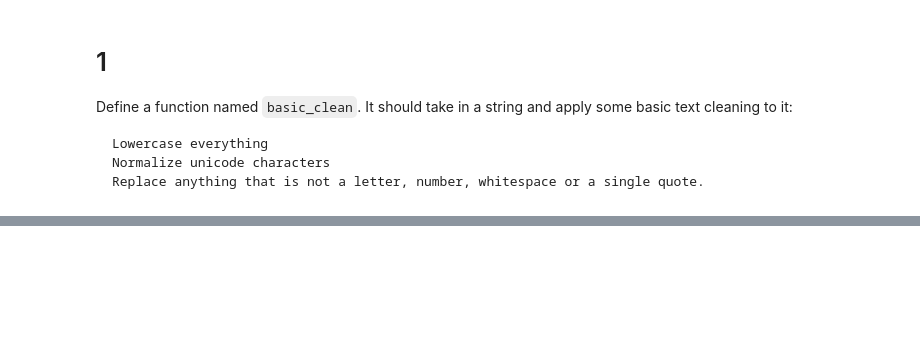
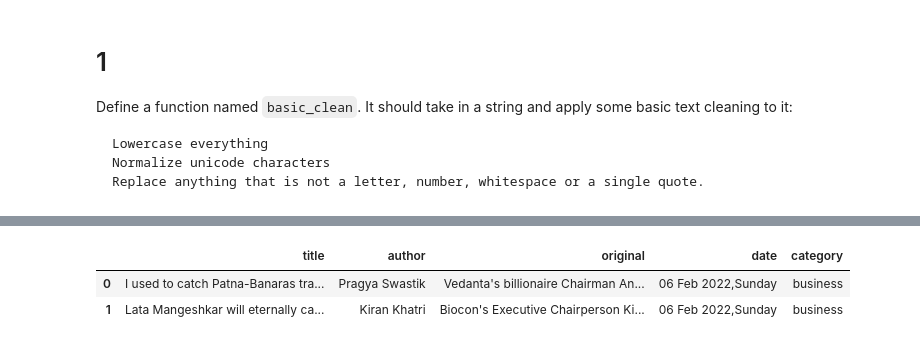
Before and after one commit to VelasquezAlejandro044/natural-language-processing-exercises, a Jupyter notebook: prepare_nlp.ipynb, the cells around one changed output, grey strips where cells are left out. Saved outputs shown, nothing was run; the diff lists cells and outputs as text; code cells hidden in the pictures; blank space fills up the shorter version.

```diff
--- a/prepare_nlp.ipynb
+++ b/prepare_nlp.ipynb
@@ -39,0 +327,6 @@ def basic_clean(string):
+# %%
+news_df.head(2)
+# %% [output]
+|  | title | author | original | date | category |
+| 0 | I used to catch Patna-Banaras tra... | Pragya Swastik | Vedanta's billionaire Chairman An... | 06 Feb 2022,Sunday | business |
+| 1 | Lata Mangeshkar will eternally ca... | Kiran Khatri | Biocon's Executive Chairperson Ki... | 06 Feb 2022,Sunday | business |
```
Also changed, not shown: parts of 31 cells of this notebook, 2 other files.
